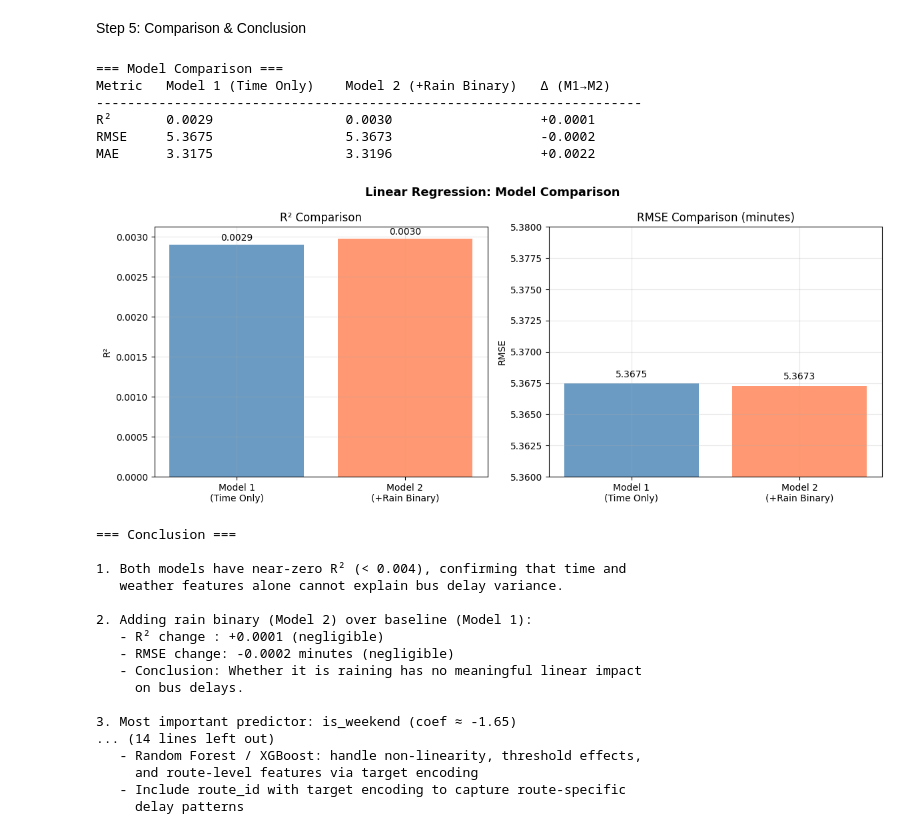
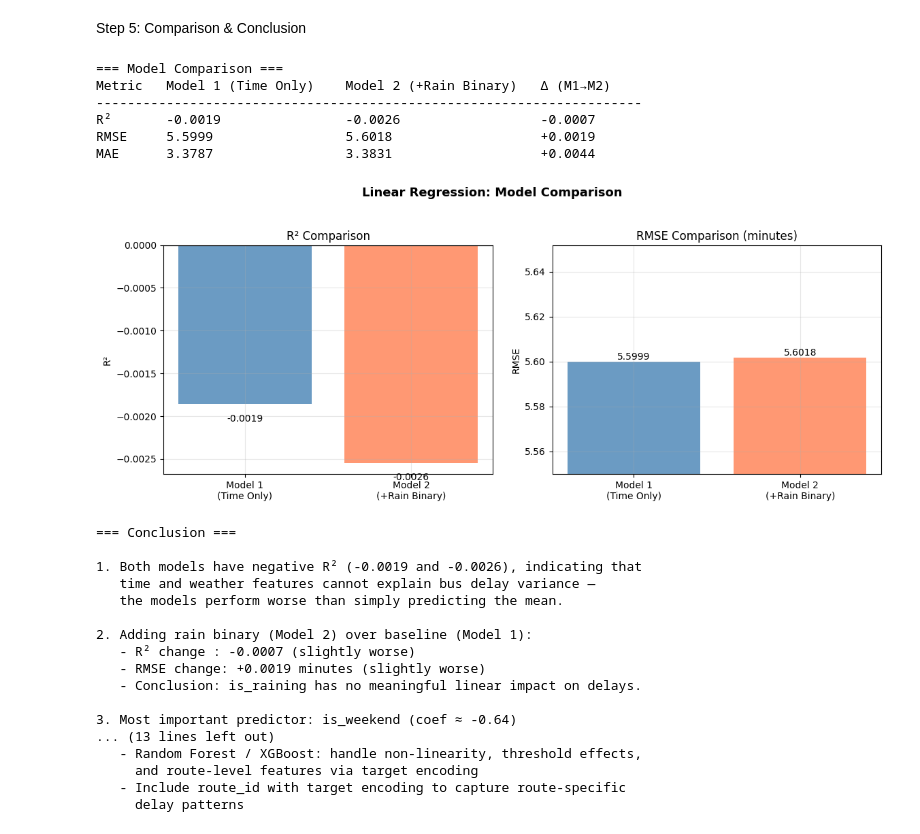
Before and after one commit to yjkim717/ml-seattle-bus-delay, a Jupyter notebook: notebooks/02_linear_regression.ipynb, the cells around one changed output. Saved outputs shown, nothing was run; the diff lists cells and outputs as text; code cells hidden in the pictures.

Commit message:
update: new dataset and fix linear regression for updated data

```diff
--- a/notebooks/02_linear_regression.ipynb
+++ b/notebooks/02_linear_regression.ipynb
@@ -121,7 +132,6 @@ KeyError: "['is_raining'] not in index"
 Step 5: Comparison & Conclusion
 # %%
 # Step 5: Model Comparison & Conclusion
-
 print("=== Model Comparison ===")
 print(f"{'Metric':<8} {'Model 1 (Time Only)':<22} {'Model 2 (+Rain Binary)':<24} {'Δ (M1→M2)'}")
 print("-" * 70)
@@ -131,7 +141,6 @@ print(f"{'MAE':<8} {mae_1:<22.4f} {mae_2:<24.4f} {mae_2-mae_1:+.4f}")
 
 # Plot
 fig, axes = plt.subplots(1, 2, figsize=(12, 5))
-
 models = ['Model 1\n(Time Only)', 'Model 2\n(+Rain Binary)']
 colors = ['steelblue', 'coral']
 
@@ -140,75 +149,77 @@ axes[0].bar(models, [r2_1, r2_2], color=colors, alpha=0.8)
 axes[0].set_title('R² Comparison')
 axes[0].set_ylabel('R²')
 axes[0].grid(True, alpha=0.3)
+axes[0].axhline(y=0, color='black', linewidth=0.8)
 for i, v in enumerate([r2_1, r2_2]):
-    axes[0].text(i, v + 0.00005, f'{v:.4f}', ha='center', fontsize=10)
+    axes[0].text(i, v - 0.0002, f'{v:.4f}', ha='center', fontsize=10)
 
 # RMSE comparison
+rmse_min = min(rmse_1, rmse_2)
+rmse_max = max(rmse_1, rmse_2)
 axes[1].bar(models, [rmse_1, rmse_2], color=colors, alpha=0.8)
 axes[1].set_title('RMSE Comparison (minutes)')
 axes[1].set_ylabel('RMSE')
-axes[1].set_ylim(5.36, 5.38)
+axes[1].set_ylim(rmse_min - 0.05, rmse_max + 0.05)
 axes[1].grid(True, alpha=0.3)
 for i, v in enumerate([rmse_1, rmse_2]):
-    axes[1].text(i, v + 0.0005, f'{v:.4f}', ha='center', fontsize=10)
+    axes[1].text(i, v + 0.001, f'{v:.4f}', ha='center', fontsize=10)
 
 plt.suptitle('Linear Regression: Model Comparison', fontsize=13, fontweight='bold')
-plt.tight_layout()
+plt.tight_layout(pad=2.0)
 plt.show()
 
 print("""
 === Conclusion ===
 
-1. Both models have near-zero R² (< 0.004), confirming that time and
-   weather features alone cannot explain bus delay variance.
+1. Both models have negative R² (-0.0019 and -0.0026), indicating that
+   time and weather features cannot explain bus delay variance —
+   the models perform worse than simply predicting the mean.
 
 2. Adding rain binary (Model 2) over baseline (Model 1):
-   - R² change : +0.0001 (negligible)
-   - RMSE change: -0.0002 minutes (negligible)
-   - Conclusion: Whether it is raining has no meaningful linear impact
-     on bus delays.
+   - R² change : -0.0007 (slightly worse)
+   - RMSE change: +0.0019 minutes (slightly worse)
+   - Conclusion: is_raining has no meaningful linear impact on delays.
 
-3. Most important predictor: is_weekend (coef ≈ -1.65)
-   Buses arrive earlier on weekends, likely due to reduced traffic.
-   is_raining coefficient (0.28) suggests a slight positive effect,
-   but the overall model improvement is statistically insignificant.
+3. Most important predictor: is_weekend (coef ≈ -0.64)
+   Buses arrive slightly earlier on weekends due to reduced traffic,
+   but the effect is much weaker than previously observed.
 
 4. precipitation_mm was intentionally excluded from linear regression:
    rainfall likely has a threshold effect (delays spike only above a
    certain intensity), which requires a non-linear model to capture.
 
 5. Key answer to the core research question:
    Seattle rain does NOT meaningfully degrade bus schedule reliability
    in a way that linear regression can detect.
 
 6. Next steps:
    - Address negative delay issue (schedule padding) before next model
    - Random Forest / XGBoost: handle non-linearity, threshold effects,
      and route-level features via target encoding
    - Include route_id with target encoding to capture route-specific
      delay patterns
 """)
 # %% [output]
 === Model Comparison ===
 Metric   Model 1 (Time Only)    Model 2 (+Rain Binary)   Δ (M1→M2)
 ----------------------------------------------------------------------
-R²       0.0029                 0.0030                   +0.0001
-RMSE     5.3675                 5.3673                   -0.0002
-MAE      3.3175                 3.3196                   +0.0022
+R²       -0.0019                -0.0026                  -0.0007
+RMSE     5.5999                 5.6018                   +0.0019
+MAE      3.3787                 3.3831                   +0.0044
-[figure, old version]
+[figure, new version]
 === Conclusion ===
 
-1. Both models have near-zero R² (< 0.004), confirming that time and
-   weather features alone cannot explain bus delay variance.
+1. Both models have negative R² (-0.0019 and -0.0026), indicating that
+   time and weather features cannot explain bus delay variance —
+   the models perform worse than simply predicting the mean.
 
 2. Adding rain binary (Model 2) over baseline (Model 1):
-   - R² change : +0.0001 (negligible)
-   - RMSE change: -0.0002 minutes (negligible)
-   - Conclusion: Whether it is raining has no meaningful linear impact
-     on bus delays.
+   - R² change : -0.0007 (slightly worse)
+   - RMSE change: +0.0019 minutes (slightly worse)
+   - Conclusion: is_raining has no meaningful linear impact on delays.
 
-3. Most important predictor: is_weekend (coef ≈ -1.65)
-... (14 lines left out)
+3. Most important predictor: is_weekend (coef ≈ -0.64)
+... (13 lines left out)
    - Random Forest / XGBoost: handle non-linearity, threshold effects,
      and route-level features via target encoding
    - Include route_id with target encoding to capture route-specific
```
Also changed, not shown: parts of 4 cells of this notebook, 1 other file.
